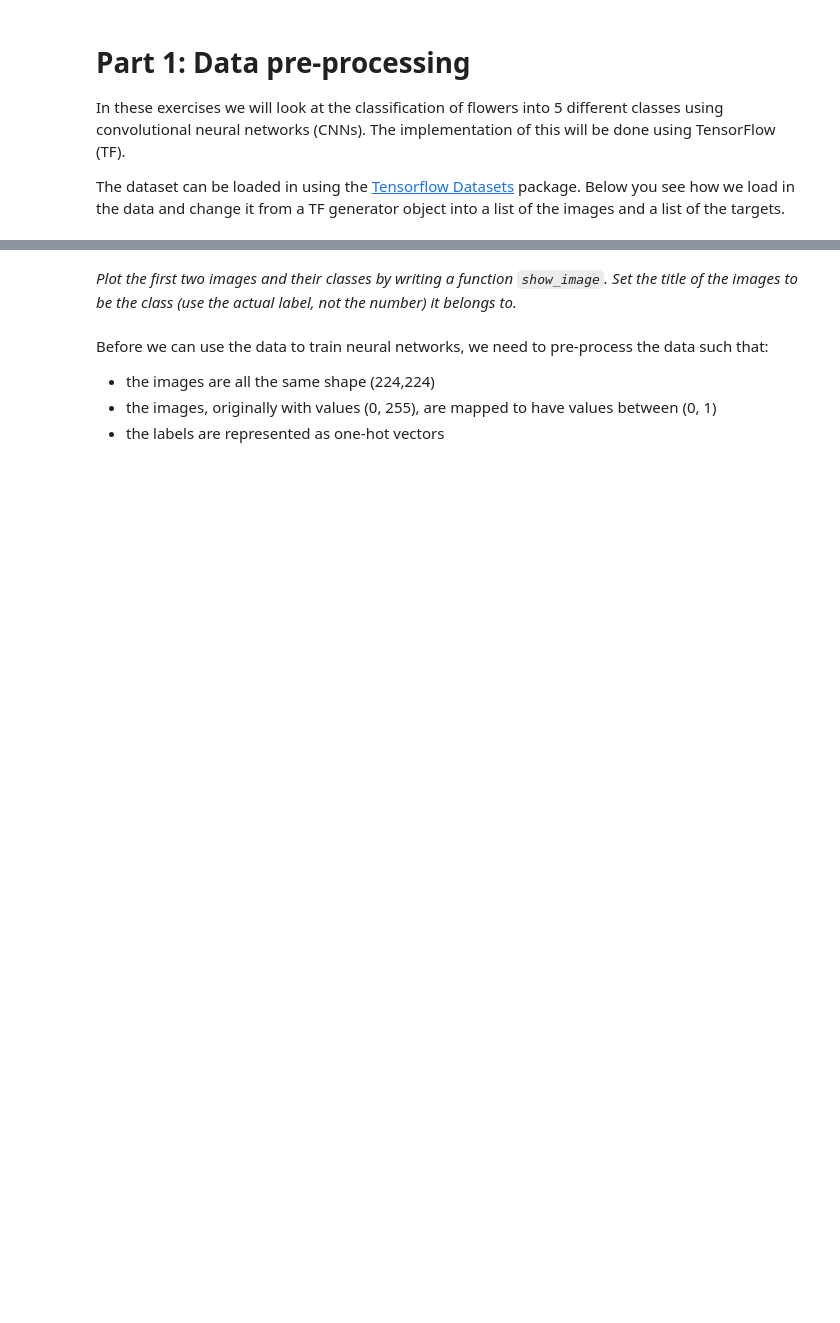
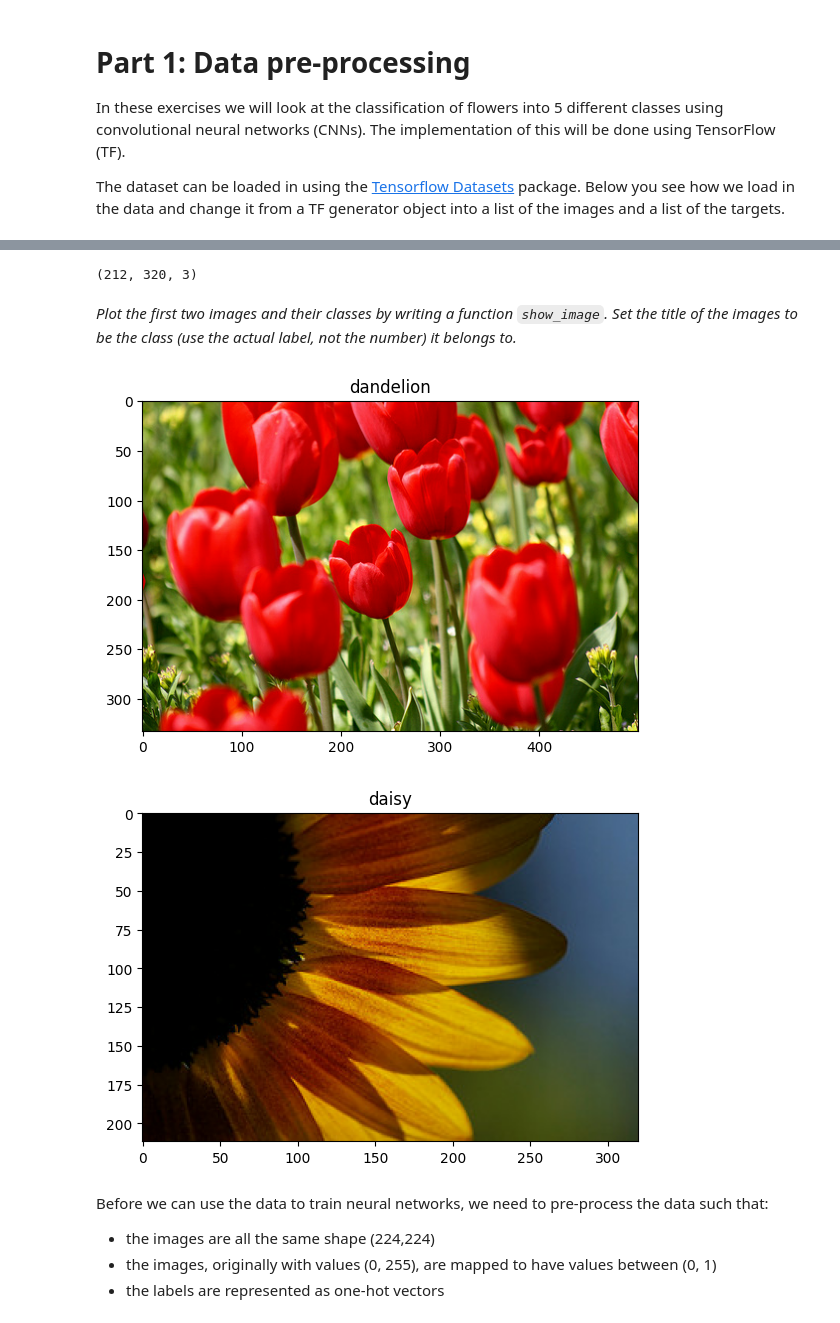
Before and after one commit to bennylao/ucl-ml-big-data, a Jupyter notebook: Coursework/spce0038_coursework_tf_23210403.ipynb, the cells around one changed output, grey strips where cells are left out. Saved outputs shown, nothing was run; the diff lists cells and outputs as text; code cells hidden in the pictures; blank space fills up the shorter version.

```diff
--- a/Coursework/spce0038_coursework_tf_23210403.ipynb
+++ b/Coursework/spce0038_coursework_tf_23210403.ipynb
@@ -73,15 +80,25 @@ data = tfds.load('tf_flowers', split=["train"], as_supervised=True)
 # %%
 images, targets = zip(*[i for i in data[0]])
 labels = ["dandelion", "daisy", "tulips",  "sunflowers", "roses"]
+
+
+print(images[1].shape)
+# %% [output]
+(212, 320, 3)
 # %% [markdown]
 _Plot the first two images and their classes by writing a function `show_image`. Set the title of the images to be the class (use the actual label, not the number) it belongs to._
 # %%
 def show_image(image, target):
     # YOUR CODE HERE
-    raise NotImplementedError()
+    plt.figure()
+    plt.imshow(image)
+    plt.title(labels[i], fontsize=12)
 
 for i in range(2):
     show_image(images[i], targets[i])
+# %% [output]
+[figure, added]
+[figure, added]
 # %% [markdown]
 Before we can use the data to train neural networks, we need to pre-process the data such that:
 
```
Also changed, not shown: parts of 2 cells of this notebook, 6 other files.
